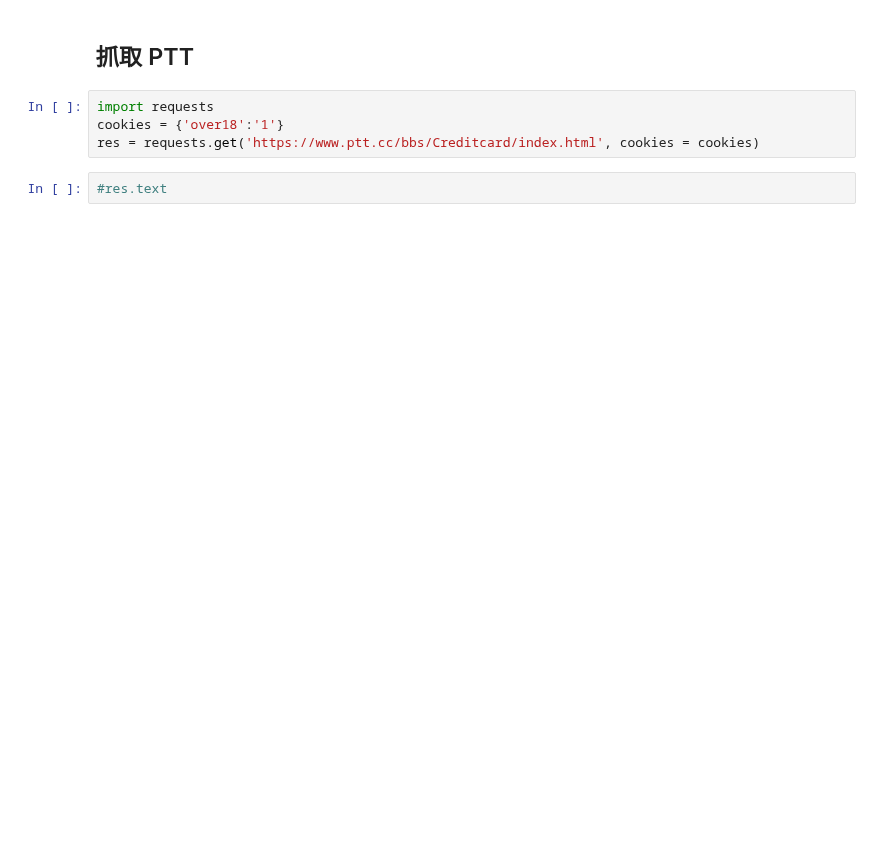
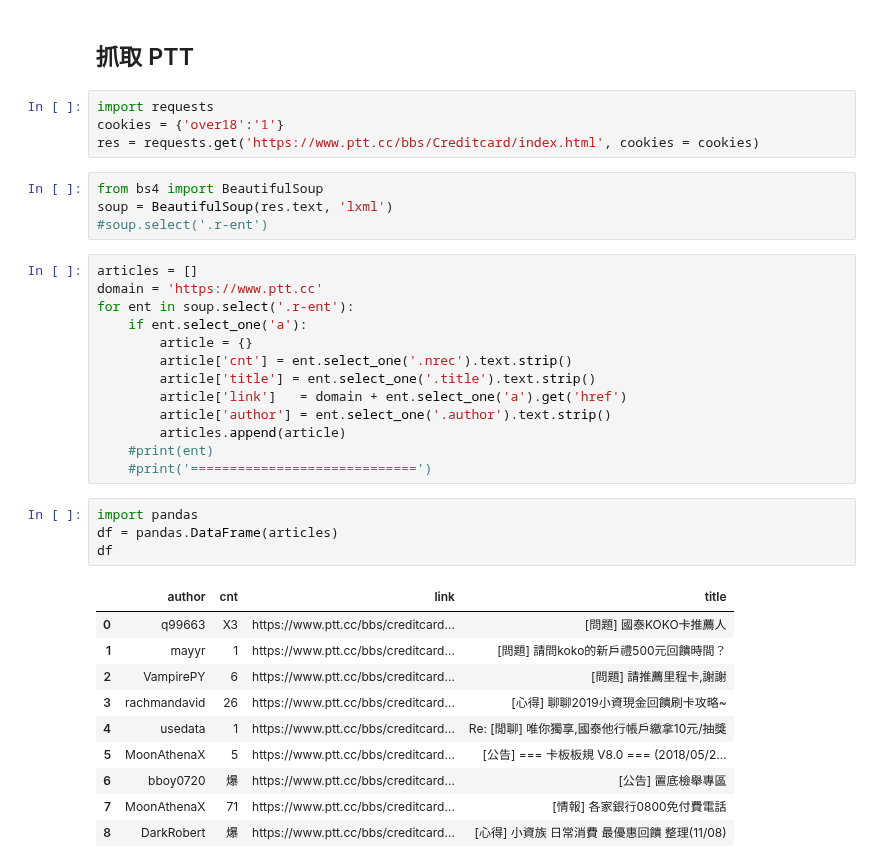
Before and after one commit to ywchiu/ctbc, a Jupyter notebook: Demo20181214.ipynb, the cells around one changed output. Cells and saved outputs as stored; diff of their text form; blank space fills up the shorter version.

```diff
--- a/Demo20181214.ipynb
+++ b/Demo20181214.ipynb
@@ -346,5 +349,35 @@ TesseractError: (1, 'Error opening data file /Users/travis/build/RabbitLabs/tess
 import requests
 cookies = {'over18':'1'}
 res = requests.get('https://www.ptt.cc/bbs/Creditcard/index.html', cookies = cookies)
-# %%
-#res.text
+# %%
+from bs4 import BeautifulSoup
+soup = BeautifulSoup(res.text, 'lxml')
+#soup.select('.r-ent')
+# %%
+articles = []
+domain = 'https://www.ptt.cc'
+for ent in soup.select('.r-ent'):
+    if ent.select_one('a'):
+        article = {}
+        article['cnt'] = ent.select_one('.nrec').text.strip()
+        article['title'] = ent.select_one('.title').text.strip()
+        article['link']   = domain + ent.select_one('a').get('href')
+        article['author'] = ent.select_one('.author').text.strip()
+        articles.append(article)
+    #print(ent)
+    #print('=============================')
+# %%
+import pandas
+df = pandas.DataFrame(articles)
+df
+# %% [output]
+|  | author | cnt | link | title |
+| 0 | q99663 | X3 | https://www.ptt.cc/bbs/creditcard... | [問題] 國泰KOKO卡推薦人 |
+| 1 | mayyr | 1 | https://www.ptt.cc/bbs/creditcard... | [問題] 請問koko的新戶禮500元回饋時間？ |
+| 2 | VampirePY | 6 | https://www.ptt.cc/bbs/creditcard... | [問題] 請推薦里程卡,謝謝 |
+| 3 | rachmandavid | 26 | https://www.ptt.cc/bbs/creditcard... | [心得] 聊聊2019小資現金回饋刷卡攻略~ |
+| 4 | usedata | 1 | https://www.ptt.cc/bbs/creditcard... | Re: [閒聊] 唯你獨享,國泰他行帳戶繳拿10元/抽獎 |
+| 5 | MoonAthenaX | 5 | https://www.ptt.cc/bbs/creditcard... | [公告] === 卡板板規 V8.0 === (2018/05/2... |
+| 6 | bboy0720 | 爆 | https://www.ptt.cc/bbs/creditcard... | [公告] 置底檢舉專區 |
+| 7 | MoonAthenaX | 71 | https://www.ptt.cc/bbs/creditcard... | [情報] 各家銀行0800免付費電話 |
+| 8 | DarkRobert | 爆 | https://www.ptt.cc/bbs/creditcard... | [心得] 小資族 日常消費 最優惠回饋 整理(11/08) |
```
Also changed, not shown: parts of 3 cells of this notebook.
